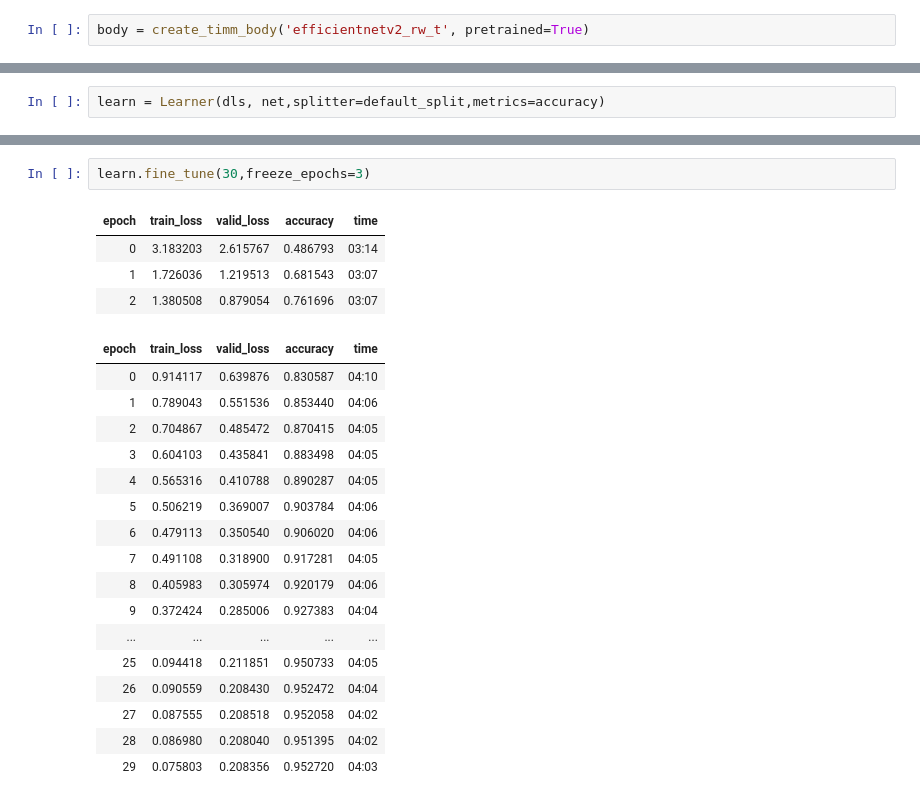
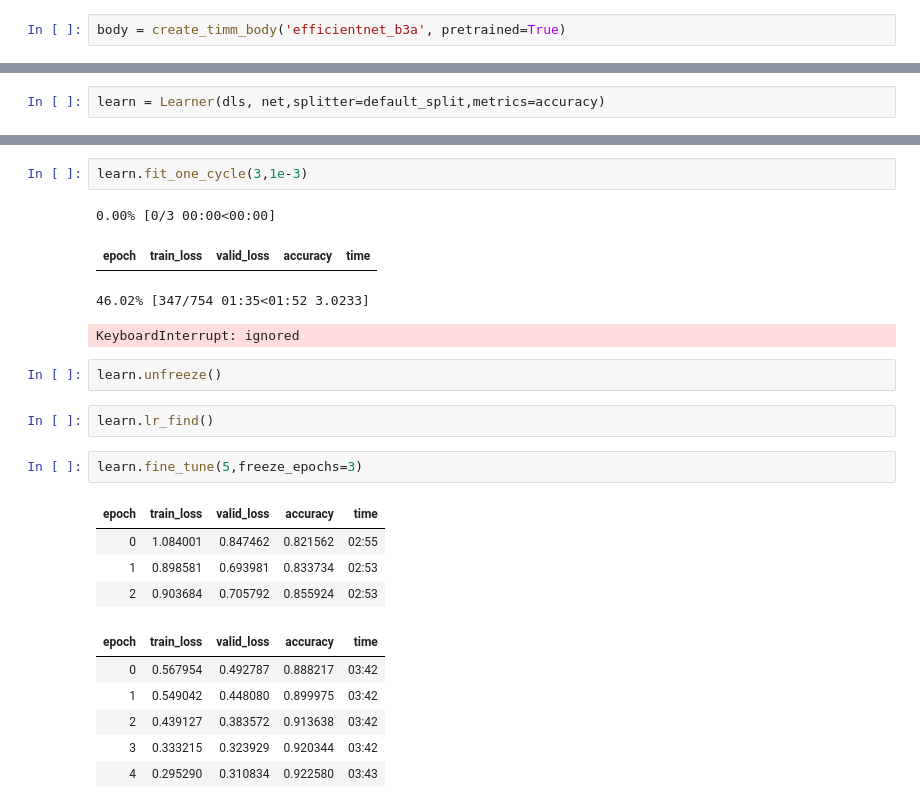
Before and after one commit to edwinhung/Birds_Image_Classifier, a Jupyter notebook: Birds_400_model.ipynb, the cells around one changed output, grey strips where cells are left out. Cells and saved outputs as stored; diff of their text form.

```diff
--- a/Birds_400_model.ipynb
+++ b/Birds_400_model.ipynb
@@ -78,5 +95,5 @@ def create_timm_body(arch:str, pretrained=True, cut=None, n_in=3):
     elif callable(cut): return cut(model)
     else: raise NamedError("cut must be either integer or function")
 # %%
-body = create_timm_body('efficientnetv2_rw_t', pretrained=True)
+body = create_timm_body('efficientnet_b3a', pretrained=True)
 # %% [output]
@@ -102,24 +116,24 @@ learn = Learner(dls, net,splitter=default_split,metrics=accuracy)
+# %%
+learn.fit_one_cycle(3,1e-3)
+# %% [output]
+0.00% [0/3 00:00<00:00]
+| epoch | train_loss | valid_loss | accuracy | time |
+46.02% [347/754 01:35<01:52 3.0233]
+KeyboardInterrupt: ignored
+# %%
+learn.unfreeze()
+# %%
+learn.lr_find()
 # %%
-learn.fine_tune(30,freeze_epochs=3)
+learn.fine_tune(5,freeze_epochs=3)
 # %% [output]
 | epoch | train_loss | valid_loss | accuracy | time |
-| 0 | 3.183203 | 2.615767 | 0.486793 | 03:14 |
-| 1 | 1.726036 | 1.219513 | 0.681543 | 03:07 |
-| 2 | 1.380508 | 0.879054 | 0.761696 | 03:07 |
+| 0 | 1.084001 | 0.847462 | 0.821562 | 02:55 |
+| 1 | 0.898581 | 0.693981 | 0.833734 | 02:53 |
+| 2 | 0.903684 | 0.705792 | 0.855924 | 02:53 |
 | epoch | train_loss | valid_loss | accuracy | time |
-| 0 | 0.914117 | 0.639876 | 0.830587 | 04:10 |
-| 1 | 0.789043 | 0.551536 | 0.853440 | 04:06 |
-| 2 | 0.704867 | 0.485472 | 0.870415 | 04:05 |
-| 3 | 0.604103 | 0.435841 | 0.883498 | 04:05 |
-| 4 | 0.565316 | 0.410788 | 0.890287 | 04:05 |
-| 5 | 0.506219 | 0.369007 | 0.903784 | 04:06 |
-| 6 | 0.479113 | 0.350540 | 0.906020 | 04:06 |
-| 7 | 0.491108 | 0.318900 | 0.917281 | 04:05 |
-| 8 | 0.405983 | 0.305974 | 0.920179 | 04:06 |
-| 9 | 0.372424 | 0.285006 | 0.927383 | 04:04 |
-| ... | ... | ... | ... | ... |
-| 25 | 0.094418 | 0.211851 | 0.950733 | 04:05 |
-| 26 | 0.090559 | 0.208430 | 0.952472 | 04:04 |
-| 27 | 0.087555 | 0.208518 | 0.952058 | 04:02 |
-| 28 | 0.086980 | 0.208040 | 0.951395 | 04:02 |
-| 29 | 0.075803 | 0.208356 | 0.952720 | 04:03 |
+| 0 | 0.567954 | 0.492787 | 0.888217 | 03:42 |
+| 1 | 0.549042 | 0.448080 | 0.899975 | 03:42 |
+| 2 | 0.439127 | 0.383572 | 0.913638 | 03:42 |
+| 3 | 0.333215 | 0.323929 | 0.920344 | 03:42 |
+| 4 | 0.295290 | 0.310834 | 0.922580 | 03:43 |
```
Also changed, not shown: parts of 29 cells of this notebook.
